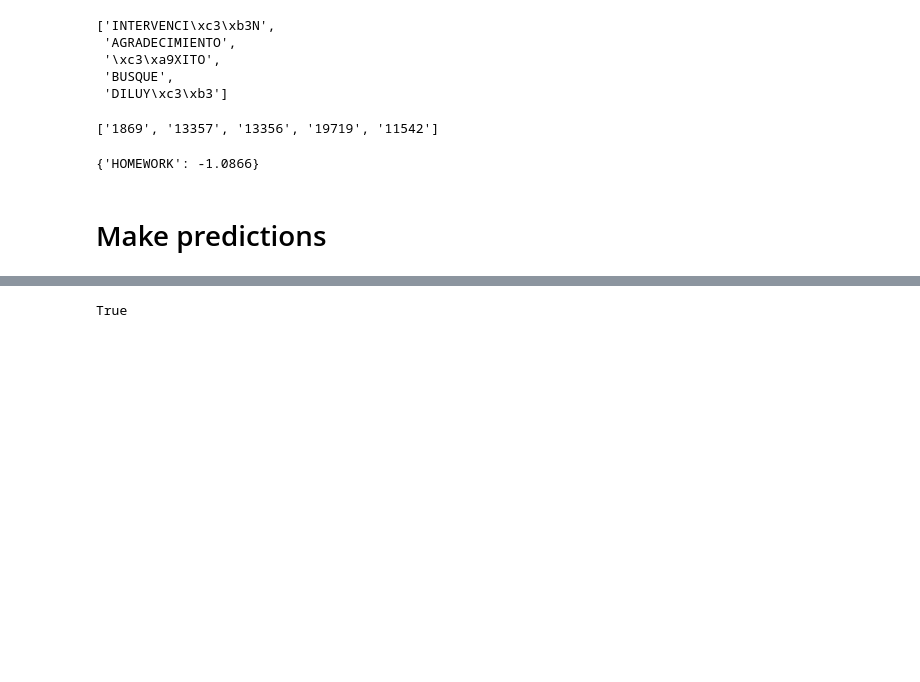
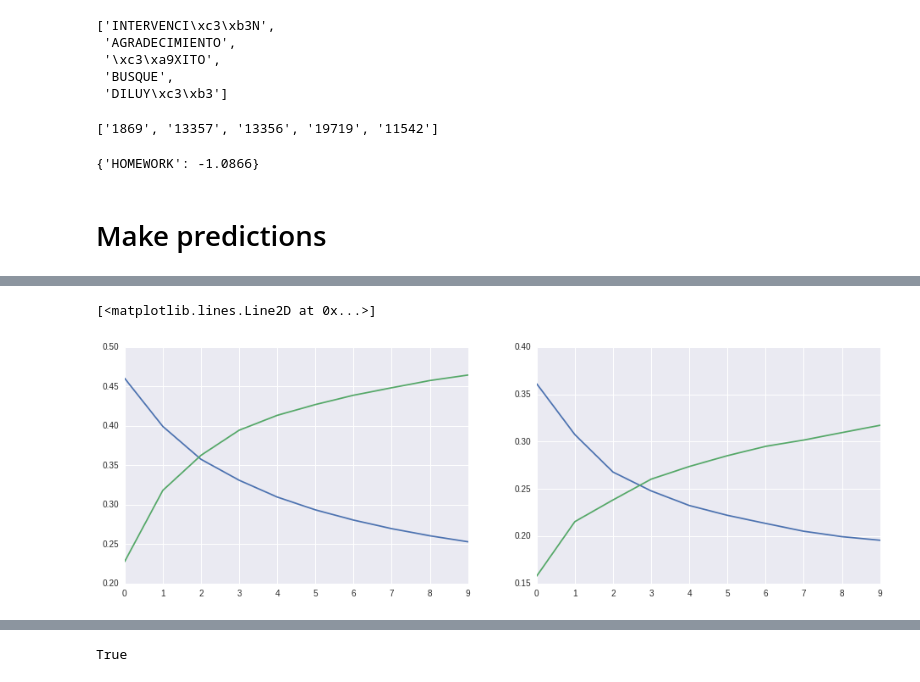
Before and after one commit to 0xSameer/speech_patterns, a Jupyter notebook: mt_exp.ipynb, the cells around one changed output, grey strips where cells are left out. Cells and saved outputs as stored; diff of their text form; code cells hidden in the pictures; blank space fills up the shorter version.

Commit message:
added mt prediction and evaluation code

```diff
--- a/mt_exp.ipynb
+++ b/mt_exp.ipynb
@@ -213,0 +235,7 @@ IndentationError: unexpected indent (<ipython-input-97-3205508e7f86>, line 4)
+# %%
+mt_gold_pred_dict = {}
+for k in xrange(1,11):
+    print('\nGenerating k=%d predictions' % k)
+    mt_gold_pred_dict[k] = mt_predict(gold_feats_dict, gold_probs_dict, k=k)
+
+pickle.dump(mt_gold_pred_dict, open(mt_gold_pred_dict_fname, "wb"))
@@ -213,0 +260,7 @@ IndentationError: unexpected indent (<ipython-input-97-3205508e7f86>, line 4)
+# %%
+mt_pseudo_pred_dict = {}
+for k in xrange(1,11):
+    print('\nGenerating k=%d predictions' % k)
+    mt_pseudo_pred_dict[k] = mt_predict(feats_dict, pseudo_probs_dict, k=k)
+
+pickle.dump(mt_pseudo_pred_dict, open(mt_pseudo_pred_dict_fname, "wb"))
@@ -213,0 +287,12 @@ IndentationError: unexpected indent (<ipython-input-97-3205508e7f86>, line 4)
+# %%
+def count_match(list1, list2):
+    # each list can have repeated elements. The count should account for this.
+    count1 = Counter(list1)
+    count2 = Counter(list2)
+    common_w = set(count1.keys()) & set(count2.keys())
+    #all_w = set(count1.keys()) + set(count2.keys())
+    matches = sum([min(count1[w], count2[w]) for w in common_w])
+    return matches
+#     for w in all_w:
+#         if w in common_w:
+#     print(count1, count2)
@@ -213,0 +337,5 @@ IndentationError: unexpected indent (<ipython-input-97-3205508e7f86>, line 4)
+# %%
+gold_mt_eval_dict = {}
+gold_mt_eval_dict['train'] = eval_mt(train_segment_list_fname, mt_gold_pred_dict, align_dict)
+gold_mt_eval_dict['dev'] = eval_mt(dev_segment_list_fname, mt_gold_pred_dict, align_dict)
+pickle.dump(gold_mt_eval_dict, open(mt_gold_eval_dict_fname, "wb"))
@@ -213,0 +383,16 @@ IndentationError: unexpected indent (<ipython-input-97-3205508e7f86>, line 4)
+# %%
+# plot precision, recall at i
+fig = plt.figure(figsize=(16,5))
+fig.add_subplot(121)
+p_at_k = [gold_mt_eval_dict['train'][i]['precision'] for i in gold_mt_eval_dict['train']]
+r_at_k = [gold_mt_eval_dict['train'][i]['recall'] for i in gold_mt_eval_dict['train']]
+plt.plot(p_at_k)
+plt.plot(r_at_k)
+fig.add_subplot(122)
+p_at_k = [gold_mt_eval_dict['dev'][i]['precision'] for i in gold_mt_eval_dict['dev']]
+r_at_k = [gold_mt_eval_dict['dev'][i]['recall'] for i in gold_mt_eval_dict['dev']]
+plt.plot(p_at_k)
+plt.plot(r_at_k)
+# %% [output]
+[<matplotlib.lines.Line2D at 0x...>]
+[figure, added]
```
Also changed, not shown: parts of 29 cells of this notebook, 2 other files.
